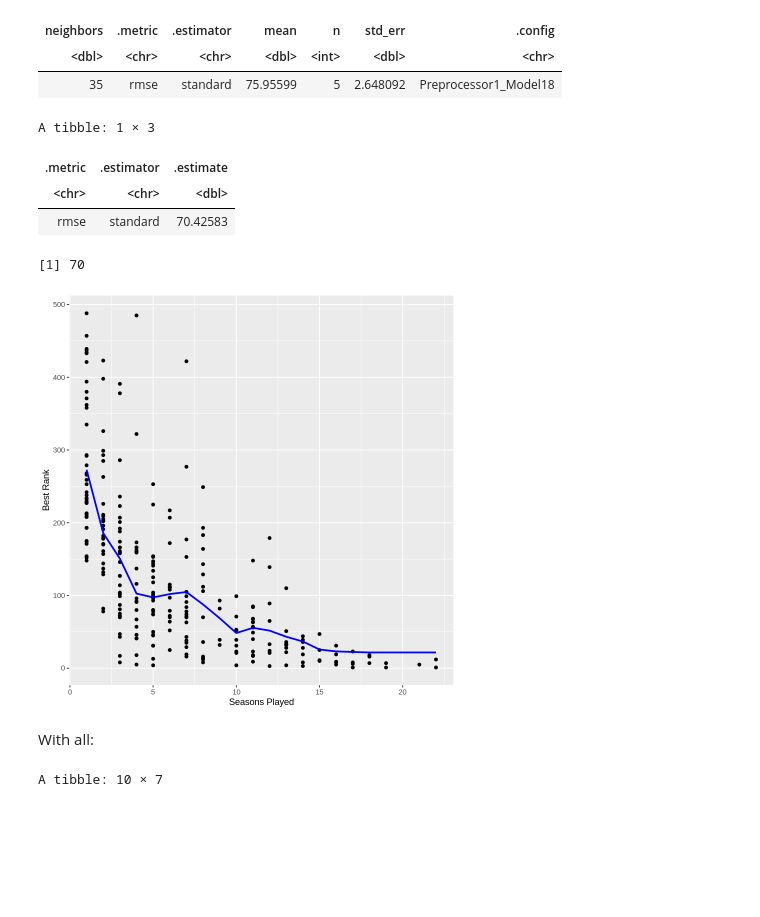
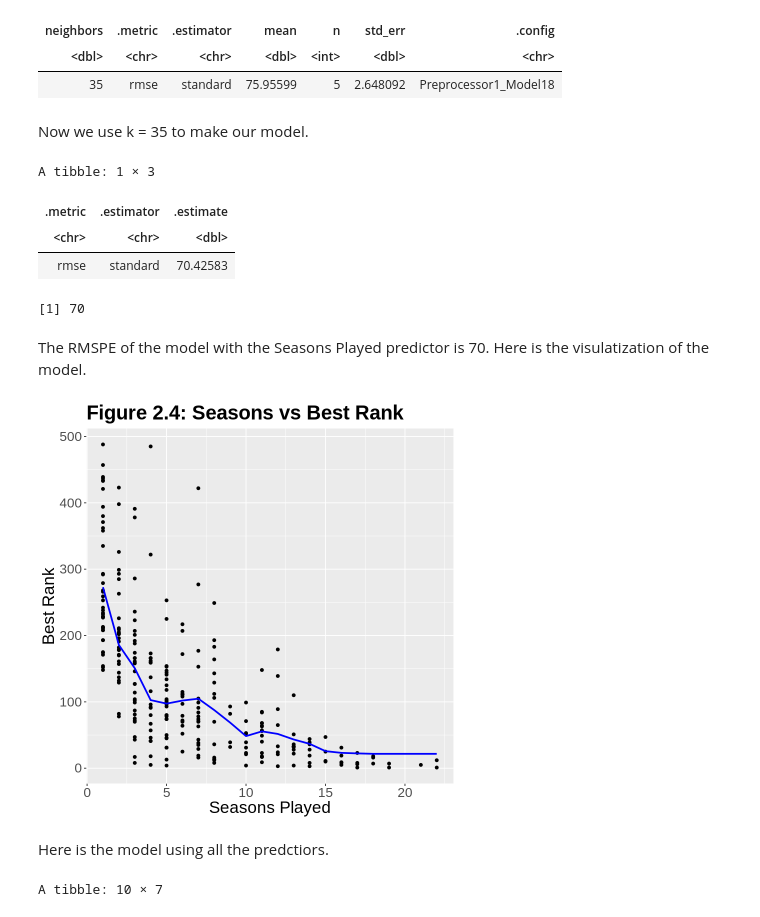
Before and after one commit to chaeyoonchang/dsci-100-group-007-33, a Jupyter notebook: report.ipynb, the cells around one changed output. Saved outputs shown, nothing was run; the diff lists cells and outputs as text; code cells hidden in the pictures; blank space fills up the shorter version.

```diff
--- a/report.ipynb
+++ b/report.ipynb
@@ -612,6 +660,8 @@ A tibble: 1 × 7
 | neighbors | .metric | .estimator | mean | n | std_err | .config |
 | <dbl> | <chr> | <chr> | <dbl> | <int> | <dbl> | <chr> |
 | 35 | rmse | standard | 75.95599 | 5 | 2.648092 | Preprocessor1_Model18 |
+# %% [markdown]
+Now we use k = 35 to make our model.
 # %%
 tennis_data_specs_seasons <- nearest_neighbor(weight_func = "rectangular", neighbors = kmin_seasons) |>
     set_engine("kknn") |>
@@ -644,27 +694,27 @@ A tibble: 1 × 3
 | <chr> | <chr> | <dbl> |
 | rmse | standard | 70.42583 |
 [1] 70
+# %% [markdown]
+The RMSPE of the model with the Seasons Played predictor is 70. Here is the visulatization of the model.
 # %%
-###### WHYYYYYY???? ##################
-
 seasons_train_info <- tennis_data_fit_seasons |>
     predict(tennis_data_train) |>
     bind_cols(tennis_data_train)
-##################
 
 seasons_plot <- tennis_data_train |>
     ggplot(aes(x = Seasons, y = Best_Rank)) +
     geom_point() +
     geom_line(data = seasons_train_info, mapping = aes(x = Seasons, y = .pred),
                 color = "blue",
                 size = 1) +
-    labs(x = "Seasons Played", y = "Best Rank")
+    labs(x = "Seasons Played", y = "Best Rank", title = "Figure 2.4: Seasons vs Best Rank") +
+    theme(text = element_text(size = 20), plot.title = element_text(face = "bold"))
 
 seasons_plot
 # %% [output]
-[figure, old version]
+[figure, new version]
 # %% [markdown]
-With all:
+Here is the model using all the predctiors.
 # %%
 tennis_data_workflow <- workflow() |>
     add_recipe(tennis_data_recipe) |>
```
Also changed, not shown: parts of 20 cells of this notebook.
